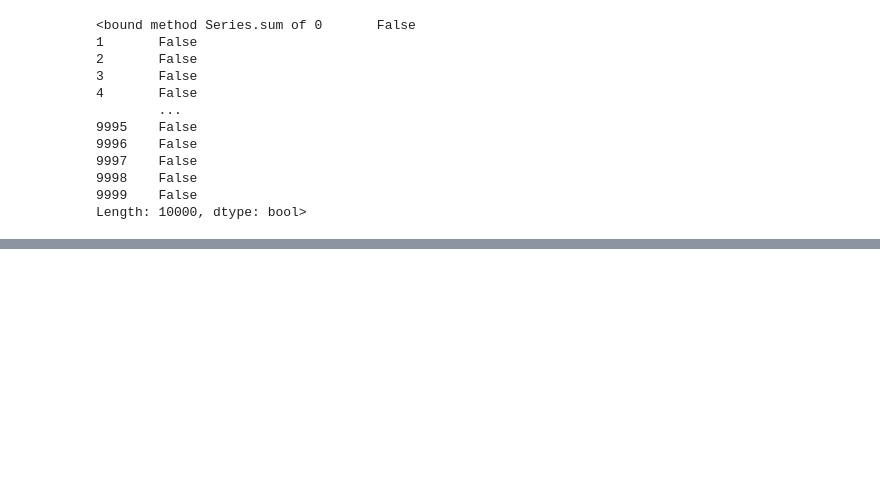
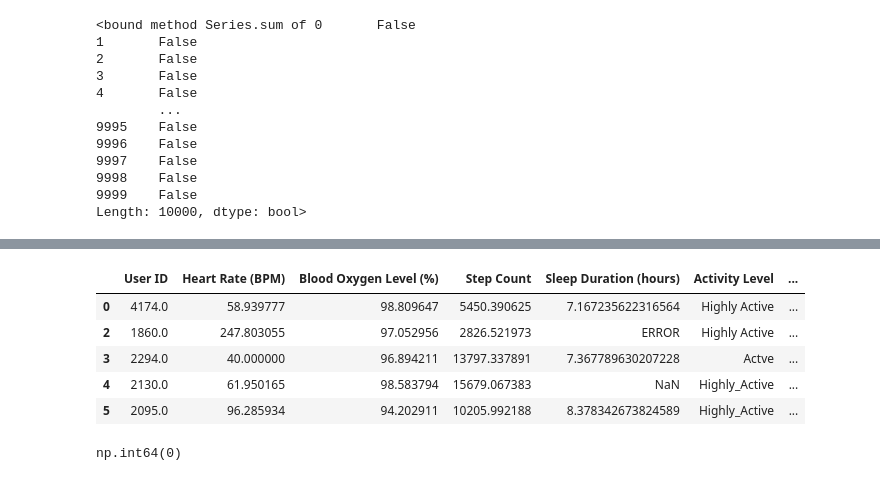
Before and after one commit to ashuwebdevloper/GEN-AI, a Jupyter notebook: ML/Data Assesment/data_cleaning.ipynb, the cells around one changed output, grey strips where cells are left out. Cells and saved outputs as stored; diff of their text form; code cells hidden in the pictures; blank space fills up the shorter version.

```diff
--- a/ML/Data Assesment/data_cleaning.ipynb
+++ b/ML/Data Assesment/data_cleaning.ipynb
@@ -60,0 +152,2 @@ Length: 10000, dtype: bool>
+# %%
+df['Heart Rate (BPM)']=df['Heart Rate (BPM)'].astype('float32')
@@ -60,0 +171,2 @@ Length: 10000, dtype: bool>
+# %%
+df['Blood Oxygen Level (%)']=df['Blood Oxygen Level (%)'].astype('float32')
@@ -60,0 +190,2 @@ Length: 10000, dtype: bool>
+# %%
+df['Step Count'] = df['Step Count'].astype('float32')
@@ -60,0 +217,2 @@ Length: 10000, dtype: bool>
+# %%
+df['Blood Oxygen Level (%)'].fillna(97.8443,inplace=True)
@@ -60,0 +247,9 @@ Length: 10000, dtype: bool>
+# %%
+df.head()
+# %% [output]
+|  | User ID | Heart Rate (BPM) | Blood Oxygen Level (%) | Step Count | Sleep Duration (hours) | Activity Level | ... |
+| 0 | 4174.0 | 58.939777 | 98.809647 | 5450.390625 | 7.167235622316564 | Highly Active | ... |
+| 2 | 1860.0 | 247.803055 | 97.052956 | 2826.521973 | ERROR | Highly Active | ... |
+| 3 | 2294.0 | 40.000000 | 96.894211 | 13797.337891 | 7.367789630207228 | Actve | ... |
+| 4 | 2130.0 | 61.950165 | 98.583794 | 15679.067383 | NaN | Highly_Active | ... |
+| 5 | 2095.0 | 96.285934 | 94.202911 | 10205.992188 | 8.378342673824589 | Highly_Active | ... |
@@ -60,0 +258,4 @@ Length: 10000, dtype: bool>
+# %%
+df['Step Count'].isnull().sum()
+# %% [output]
+np.int64(0)
```
Also changed, not shown: parts of 37 cells of this notebook.
